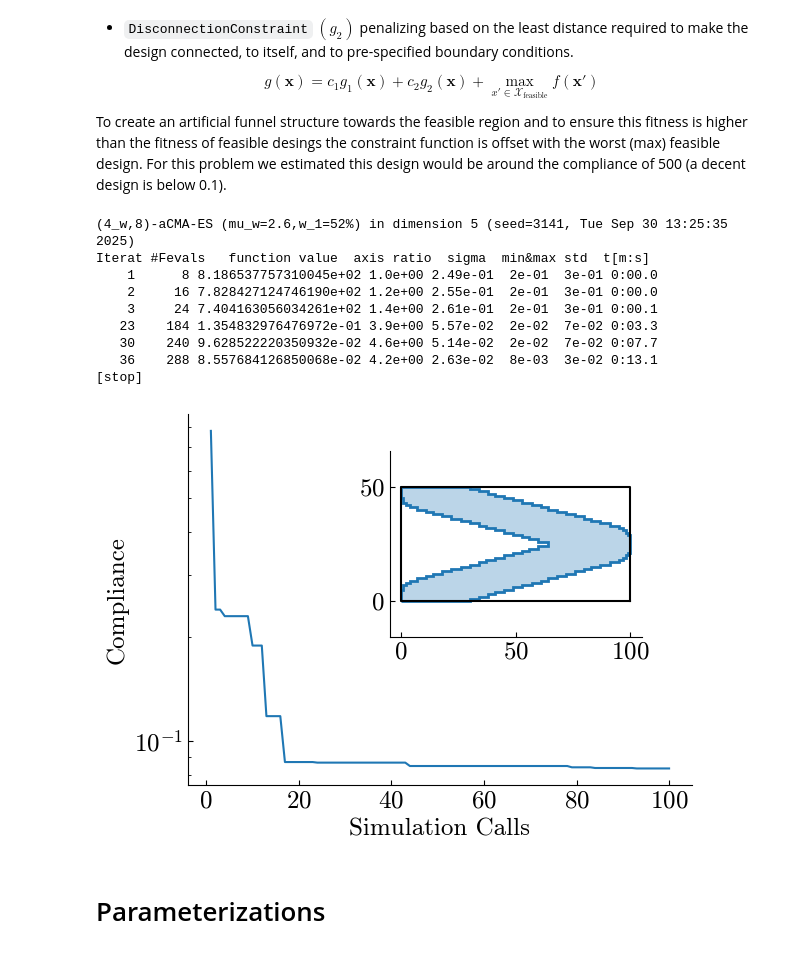
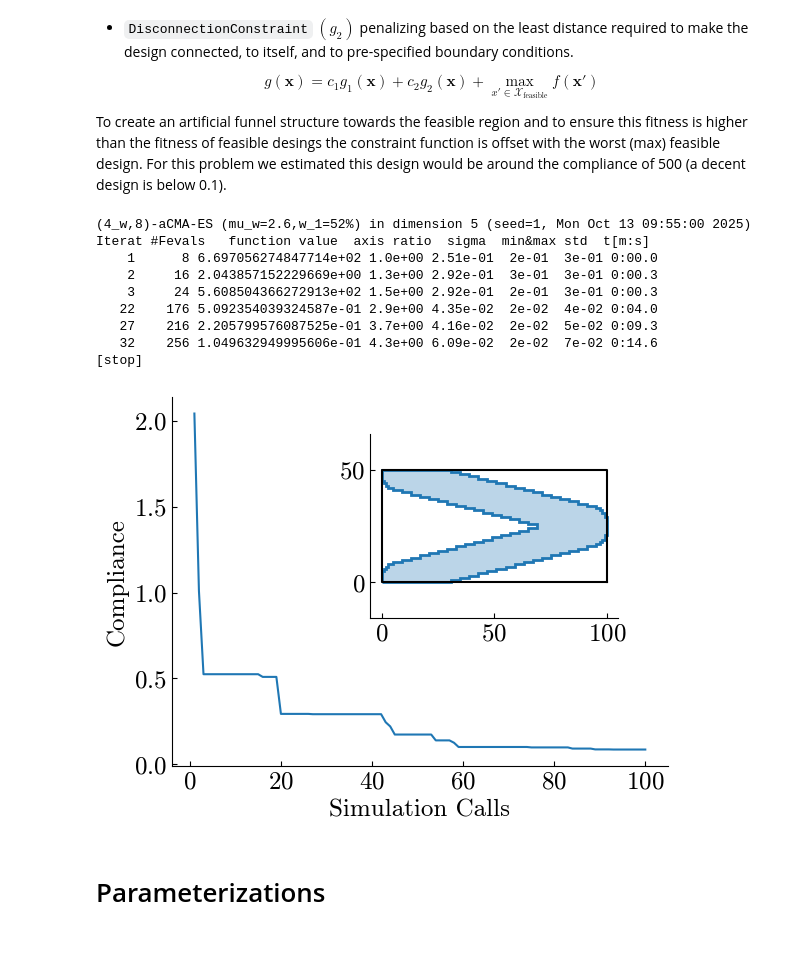
Before and after one commit to jelle-westra/tobbo, a Jupyter notebook: tutorial.ipynb, the cells around one changed output. Cells and saved outputs as stored; diff of their text form; code cells hidden in the pictures.

```diff
--- a/tutorial.ipynb
+++ b/tutorial.ipynb
@@ -206,36 +140,25 @@ from tobbo.core import run_experiment, OptimizationMethod
 
 run_experiment(problem,
     budget=100,
-    seed=3141,
-    name='getting-started',
+    seed=1,
+    name='minimal-example',
     method=OptimizationMethod.CMAES
 )
 # %% [output]
-(4_w,8)-aCMA-ES (mu_w=2.6,w_1=52%) in dimension 5 (seed=3141, Tue Sep 30 13:25:35 2025)
+(4_w,8)-aCMA-ES (mu_w=2.6,w_1=52%) in dimension 5 (seed=1, Mon Oct 13 09:55:00 2025)
 Iterat #Fevals   function value  axis ratio  sigma  min&max std  t[m:s]
-    1      8 8.186537757310045e+02 1.0e+00 2.49e-01  2e-01  3e-01 0:00.0
-    2     16 7.828427124746190e+02 1.2e+00 2.55e-01  2e-01  3e-01 0:00.0
-    3     24 7.404163056034261e+02 1.4e+00 2.61e-01  2e-01  3e-01 0:00.1
-   23    184 1.354832976476972e-01 3.9e+00 5.57e-02  2e-02  7e-02 0:03.3
-   30    240 9.628522220350932e-02 4.6e+00 5.14e-02  2e-02  7e-02 0:07.7
-   36    288 8.557684126850068e-02 4.2e+00 2.63e-02  8e-03  3e-02 0:13.1
+    1      8 6.697056274847714e+02 1.0e+00 2.51e-01  2e-01  3e-01 0:00.0
+    2     16 2.043857152229669e+00 1.3e+00 2.92e-01  3e-01  3e-01 0:00.3
+    3     24 5.608504366272913e+02 1.5e+00 2.92e-01  2e-01  3e-01 0:00.3
+   22    176 5.092354039324587e-01 2.9e+00 4.35e-02  2e-02  4e-02 0:04.0
+   27    216 2.205799576087525e-01 3.7e+00 4.16e-02  2e-02  5e-02 0:09.3
+   32    256 1.049632949995606e-01 4.3e+00 6.09e-02  2e-02  7e-02 0:14.6
 [stop]
 # %%
-simulations = np.arange(1,problem.budget+1)
-best_fitness = np.inf*np.ones(problem.budget, dtype=float)
-
-best_fitness[[i-1 for i in problem.log['simulations']]] = problem.log['fitness']
-best_fitness = np.minimum.accumulate(best_fitness)
-
-fig, ax = plt.subplots()
-ins = ax.inset_axes([0.4,0.4,0.5,0.5])
-
-ax.semilogy(simulations, best_fitness)
-problem.plot_best(ins)
-
-ax.set_xlabel('Simulation Calls'); ax.set_ylabel('Compliance'); fig.tight_layout()
+problem.plot_log()
+plt.gca().set_yscale('linear')
 # %% [output]
-[figure, old version]
+[figure, new version]
 # %% [markdown]
 # Parameterizations
 # %% [markdown]
```
Also changed, not shown: parts of 8 cells of this notebook, 3 other files.
